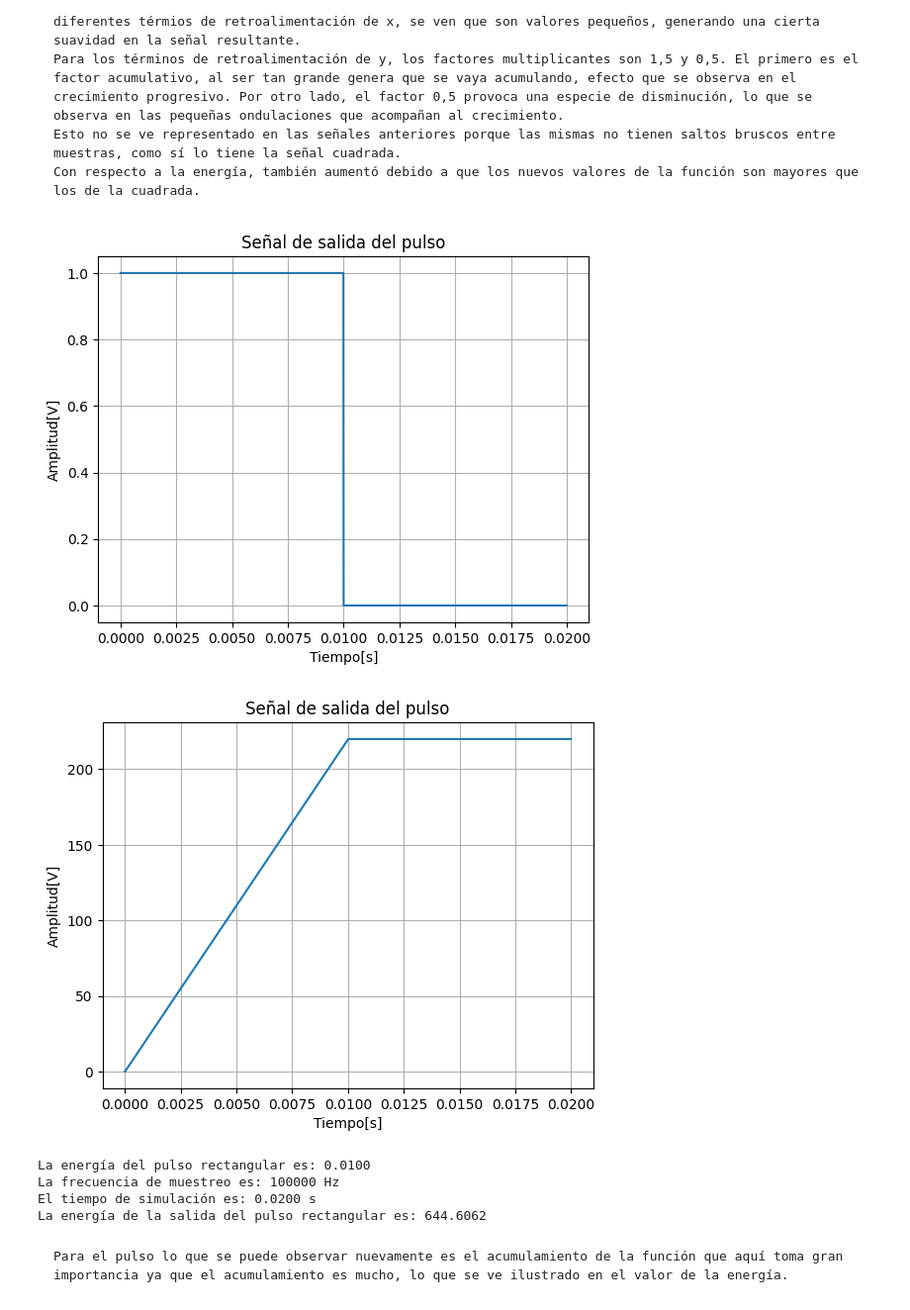
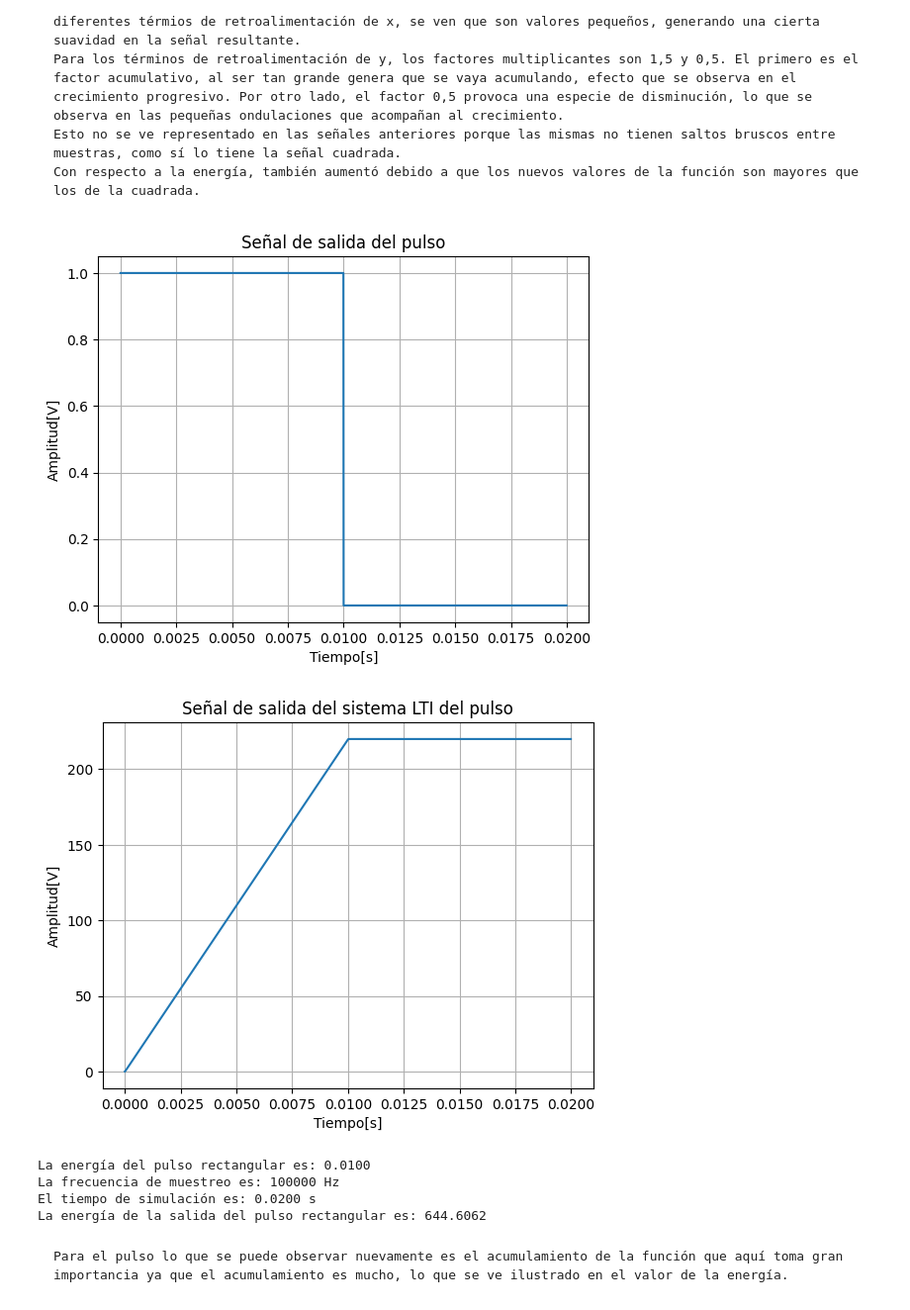
Before and after one commit to guadacura/aps-guada, a Jupyter notebook: TS2-Cura_Guadalupe.ipynb, the cells around one changed output. Shown at 99% size. Saved outputs shown, nothing was run; the diff lists cells and outputs as text; code cells hidden in the pictures.

```diff
--- a/TS2-Cura_Guadalupe.ipynb
+++ b/TS2-Cura_Guadalupe.ipynb
@@ -230,35 +241,35 @@ fm = 100000        # frecuencia de muestreo [Hz]
 T = 0.02           # tiempo total de simulación [s]
 A = 1.0           # amplitud del pulso
 t0 = 0       # inicio del pulso [s]
 Tp = 10e-3        # duración del pulso [s]
 
 # Vector de tiempo
 t = np.arange(0, T, 1/fm)
 T_sim = t[-1] - t[0] + dt
 
 
 # Defino el pulso
 pulso = np.zeros_like(t)                   # todo en cero
 pulso[(t >= t0) & (t < t0 + Tp)] = A       # intervalo activo
 
 
 funcion_grafico(t, pulso, 'Señal de salida del pulso', 'Tiempo[s]', 'Amplitud[V]')
 
 
 pulsoLti=funcion_LTI(pulso)
-funcion_grafico(t, pulsoLti, 'Señal de salida del pulso', 'Tiempo[s]', 'Amplitud[V]')
+funcion_grafico(t, pulsoLti, 'Señal de salida del sistema LTI del pulso', 'Tiempo[s]', 'Amplitud[V]')
 
 dt = 1/fm
 energia8 = np.sum(pulso**2)*dt
 print(f'La energía del pulso rectangular es: {energia8:.4f}')
 print(f'La frecuencia de muestreo es: {fm} Hz')
 print(f"El tiempo de simulación es: {T_sim:.4f} s")
 
 energia9 = np.sum(pulsoLti**2)*dt
 print(f'La energía de la salida del pulso rectangular es: {energia9:.4f}')
 # %% [output]
 [figure]
-[figure, old version]
+[figure, new version]
 La energía del pulso rectangular es: 0.0100
 La frecuencia de muestreo es: 100000 Hz
 El tiempo de simulación es: 0.0200 s
```
Also changed, not shown: parts of 5 cells of this notebook, 25 other files.
